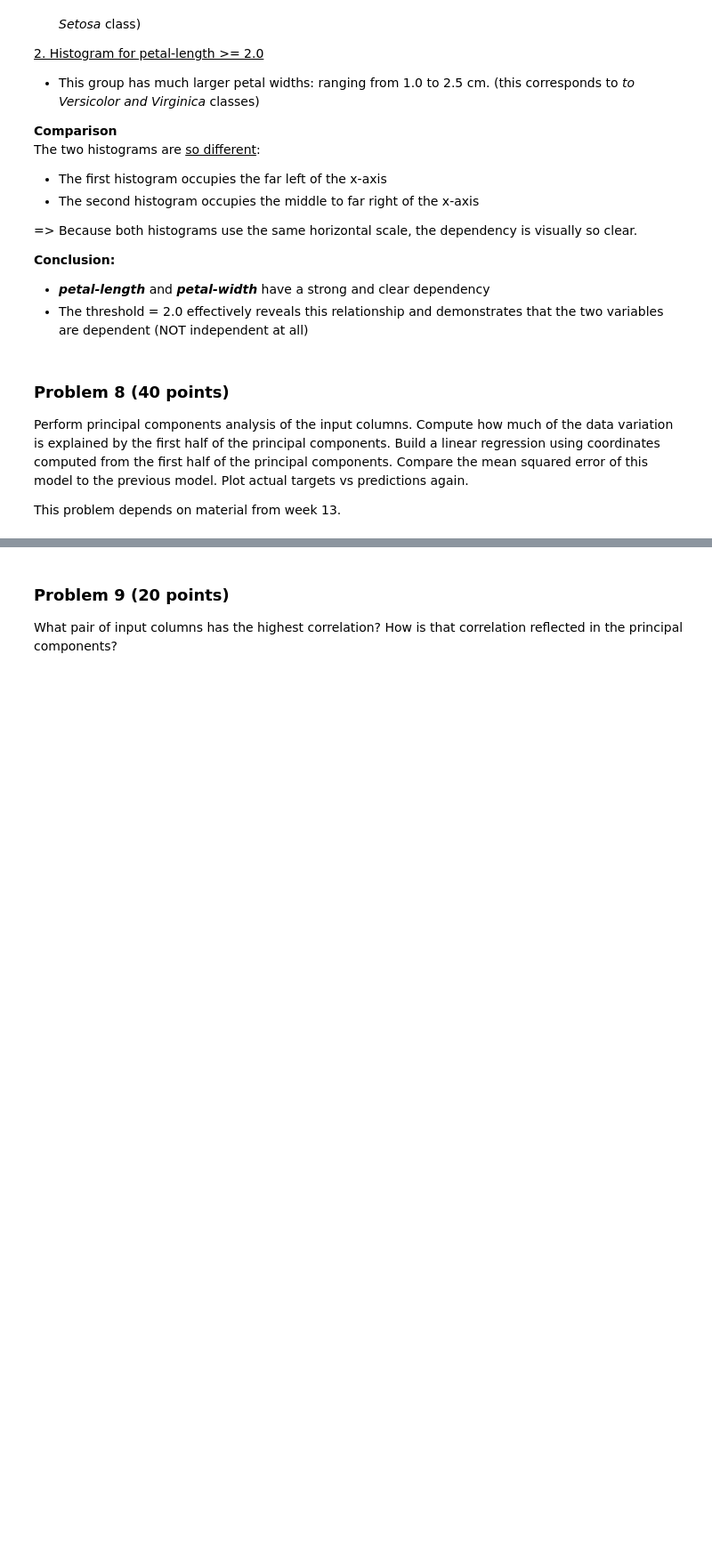
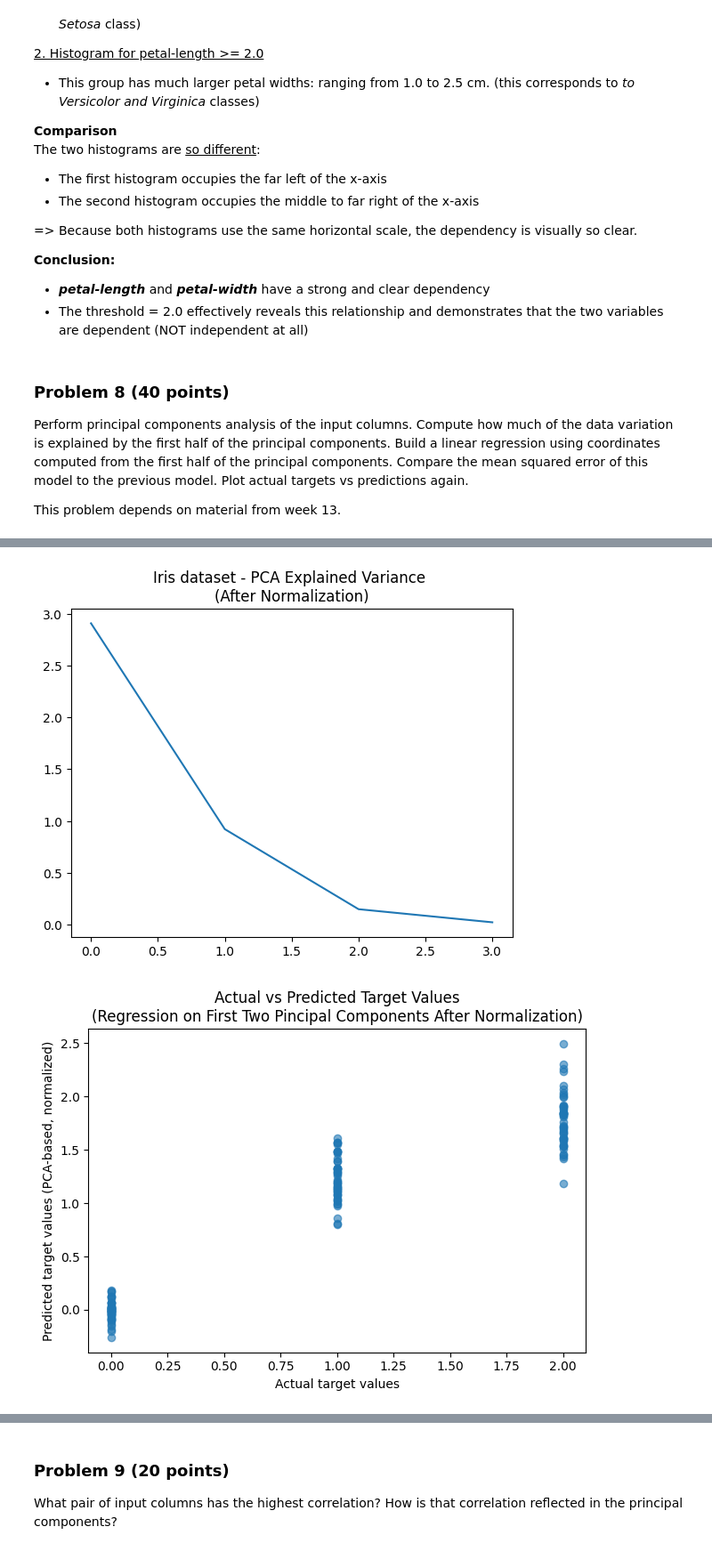
Before and after one commit to jasser-dh/dx601-final-project, a Jupyter notebook: project.ipynb, the cells around one changed output, grey strips where cells are left out. Shown: that part at 89% size. Drawn from its saved outputs; the diff is of its cells as text; code cells hidden in the pictures; blank space fills up the shorter version.

```diff
--- a/project.ipynb
+++ b/project.ipynb
@@ -584,0 +581,77 @@ YOUR ANSWERS HERE
+# %%
+# YOUR CODE HERE
+
+# Let's define our input and target variables (X and y)
+X = df_iris[['sepal-length', 'sepal-width', 'petal-length', 'petal-width']]
+y = df_iris['target']
+
+# For later PCA work, I choose to normalize X by dividing each column by its standard deviation (std) as it was covered in lesson 13
+X_std_normalized = X / X.std()
+
+# Display original X and normalized X
+print("------------- Original Dataframe (Features) - First 5 rows -------------")
+print(X.head())
+print('\n')
+print("------------- STD Normalized Iris Features - First 5 rows -------------")
+print(X_std_normalized.head())
+print('\n')
+
+# -------- Ordinary Least Squares Regression Model using full features from ORIGINAL X --------
+full_original_features_model = sklearn.linear_model.LinearRegression()
+full_original_features_model.fit(X, y)
+y_pred_full = full_original_features_model.predict(X)
+mse_full_original_features = np.mean((y - y_pred_full) ** 2)
+
+print("Ordinary Least Squares Regression Model using full features from ORIGINAL Iris dataframe")
+print(f"MSE(full_original_iris_features_model) = {mse_full_original_features}")
+print("----------------------------------------------------------------------------")
+
+# -------- PCA on normalized data --------
+pca = PCA()
+X_pca = pca.fit_transform(X_std_normalized)
+
+# -------- PCA explained variance --------
+# 1- Manual Computation:
+df_iris_components = pd.DataFrame(pca.components_, columns=['sepal-length', 'sepal-width', 'petal-length', 'petal-width'])
+print(f"IRIS Dataset Components:\n{df_iris_components}")
+print("--------------------------------------------------")
+print("1- Manual Computation: PCA Explained variance")
+var_vals = (X_std_normalized @ df_iris_components.T).var(axis=0)
+print(f"explained variance vals:\n{var_vals}")
+print(f"explained variance ratios:\n{var_vals/np.sum(var_vals)}")
+
+print("--------------------------------------------------")
+print("2- Computation using sklearn package: PCA Explained variance")
+explained_variances = pca.explained_variance_
+explained_variance_ratios = pca.explained_variance_ratio_
+print(f"explained_variances: {explained_variances}")
+print(f"explained_variance_ratios: {explained_variance_ratios}")
+plt.plot(pca.explained_variance_)
+plt.title("Iris dataset - PCA Explained Variance \n(After Normalization)")
+
+
+
+# First 2 Principal Components (half of 4 input features)
+X_pca_half = X_pca[:, :2]
+explained_first_half = explained_variance_ratios[:2].sum()
+print("--------------------------------------------------")
+print("Explained variance ratio using first 2 principal components:")
+print(explained_first_half)
+
+# -------- Regression on first Principal Components --------
+pca_model = sklearn.linear_model.LinearRegression()
+pca_model.fit(X_pca_half, y)
+y_pred_pca = pca_model.predict(X_pca_half)
+mse_pca = np.mean((y - y_pred_pca) ** 2)
+print("--------------------------------------------------")
+print("Regression Model trained on first 2 PCs")
+print(f"MSE(pca_based_model) = {mse_pca}")
+
+# -------- Plot actual vs predicted --------
+plt.figure()
+plt.scatter(y, y_pred_pca, alpha=0.6)
+plt.xlabel("Actual target values")
+plt.ylabel("Predicted target values (PCA-based, normalized)")
+plt.title("Actual vs Predicted Target Values\n(Regression on First Two Pincipal Components After Normalization)")
+plt.tight_layout()
+# %% [output]
@@ -584,0 +675,2 @@ YOUR ANSWERS HERE
+[figure, added]
+[figure, added]
```
Also changed, not shown: parts of 5 cells of this notebook.
